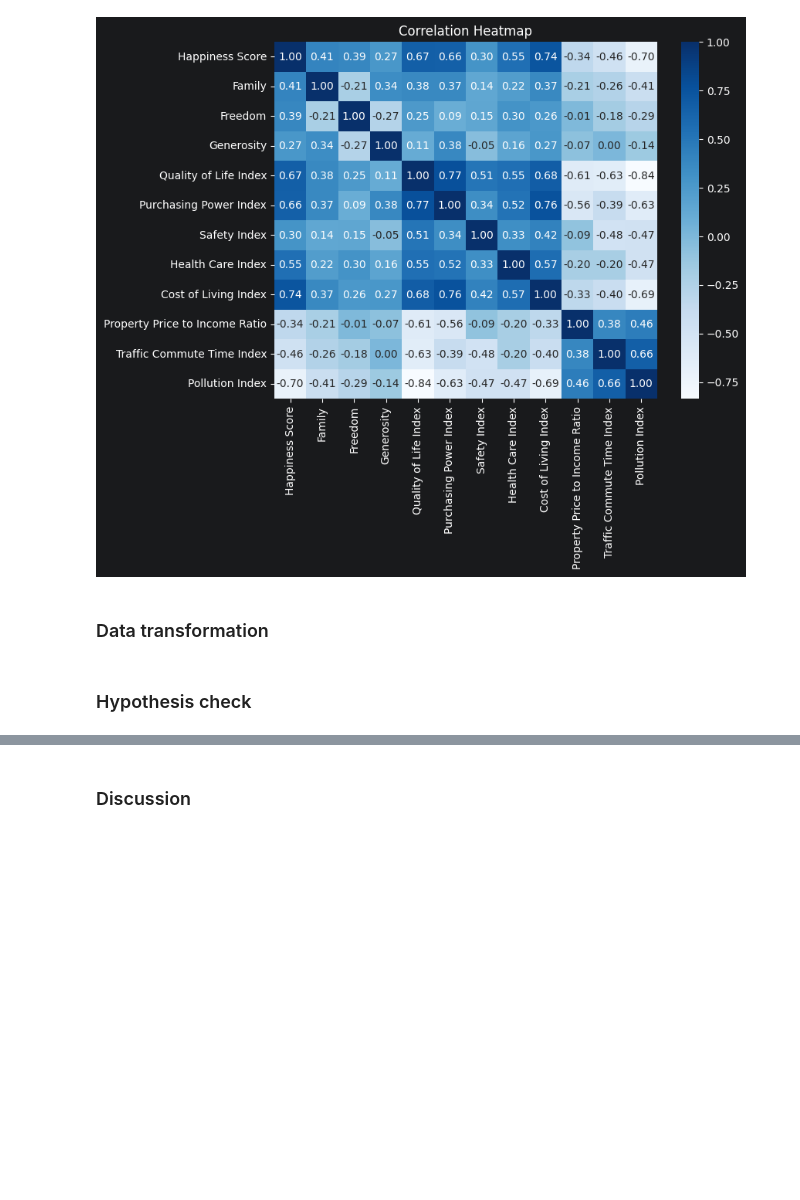
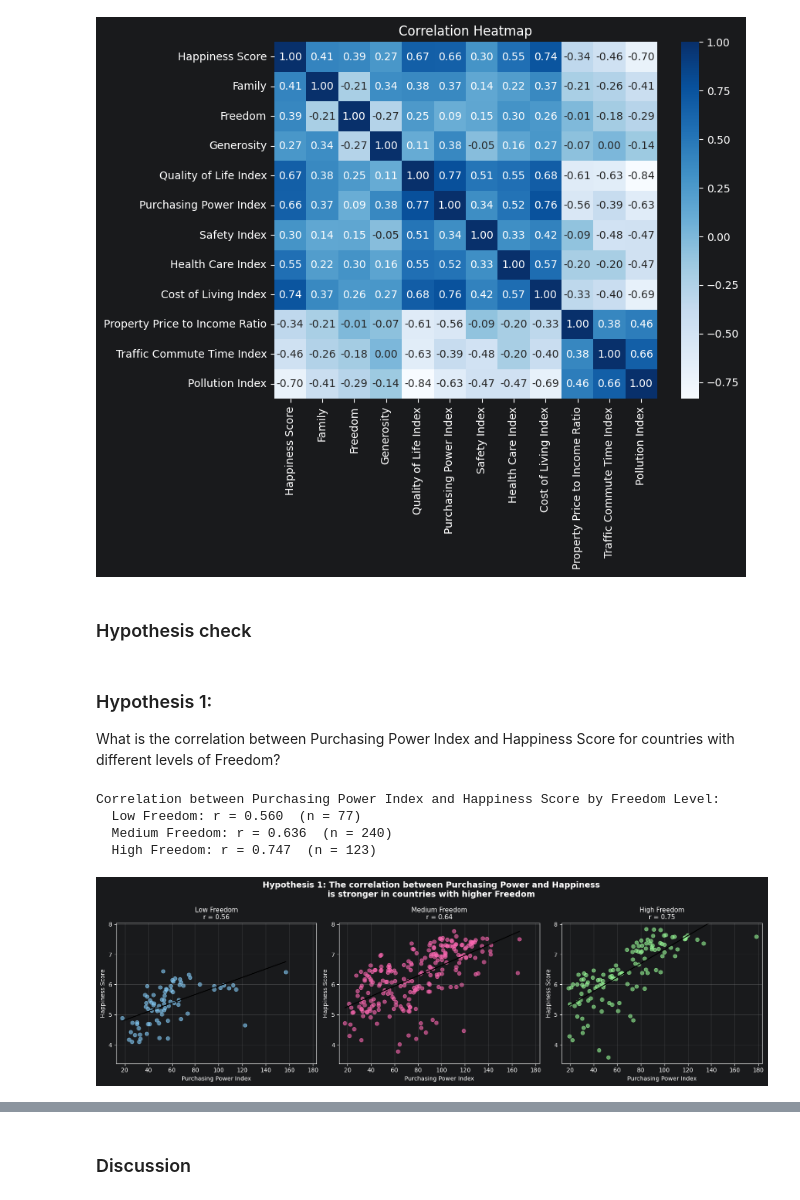
Before and after one commit to soonserv/data-best-project, a Jupyter notebook: notebooks/SA_notebook.ipynb, the cells around one changed output, grey strips where cells are left out. Drawn from its saved outputs; the diff is of its cells as text; code cells hidden in the pictures; blank space fills up the shorter version.

Commit message:
"Added hypnotizes and plots for them."

```diff
--- a/notebooks/SA_notebook.ipynb
+++ b/notebooks/SA_notebook.ipynb
@@ -935,7 +911,58 @@ plt.title("Correlation Heatmap")
 plt.show()
 # %% [output]
 [figure]
-# %% [markdown]
-### Data transformation
-# %% [markdown]
-### Hypothesis check
+# %% [markdown]
+### Hypothesis check
+# %% [markdown]
+
+### Hypothesis 1:
+
+ What is the correlation between Purchasing Power Index and Happiness Score for countries with different levels of Freedom?
+# %%
+final_data["Freedom Level"] = pd.cut(
+    final_data["Freedom"],
+    bins=3,
+    labels=["Low Freedom", "Medium Freedom", "High Freedom"]
+)
+
+levels = ["Low Freedom", "Medium Freedom", "High Freedom"]
+colors = ["#87CEFA", "#FF69B4", "#98FB98"]
+
+print("Correlation between Purchasing Power Index and Happiness Score by Freedom Level:")
+for level in levels:
+    subset = final_data[final_data["Freedom Level"] == level]
+    r = subset["Purchasing Power Index"].corr(subset["Happiness Score"])
+    print(f"  {level}: r = {r:.3f}  (n = {len(subset)})")
+
+fig, axes = plt.subplots(1, 3, figsize=(16, 5))
+
+for ax, level, color in zip(axes, levels, colors):
+    subset = final_data[final_data["Freedom Level"] == level]
+    r = subset["Purchasing Power Index"].corr(subset["Happiness Score"])
+
+    ax.scatter(subset["Purchasing Power Index"], subset["Happiness Score"],
+               alpha=0.6, color=color, s=40)
+
+    m, b = np.polyfit(subset["Purchasing Power Index"], subset["Happiness Score"], 1)
+    x_sorted = sorted(subset["Purchasing Power Index"])
+    ax.plot(x_sorted, [m*x + b for x in x_sorted], color="black", linewidth=1.5)
+
+    ax.set_title(f"{level}\nr = {r:.2f}", fontsize=11)
+    ax.set_xlabel("Purchasing Power Index")
+    ax.set_ylabel("Happiness Score")
+    ax.set_xlim(final_data["Purchasing Power Index"].min() - 5,
+                final_data["Purchasing Power Index"].max() + 5)
+    ax.set_ylim(final_data["Happiness Score"].min() - 0.2,
+                final_data["Happiness Score"].max() + 0.2)
+    ax.grid(alpha=0.3)
+
+plt.suptitle("Hypothesis 1: The correlation between Purchasing Power and Happiness\nis stronger in countries with higher Freedom",
+             fontsize=14, fontweight="bold")
+plt.tight_layout()
+plt.show()
+# %% [output]
+Correlation between Purchasing Power Index and Happiness Score by Freedom Level:
+  Low Freedom: r = 0.560  (n = 77)
+  Medium Freedom: r = 0.636  (n = 240)
+  High Freedom: r = 0.747  (n = 123)
+[figure, added]
```
Also changed, not shown: parts of 7 cells of this notebook, 2 other files.
